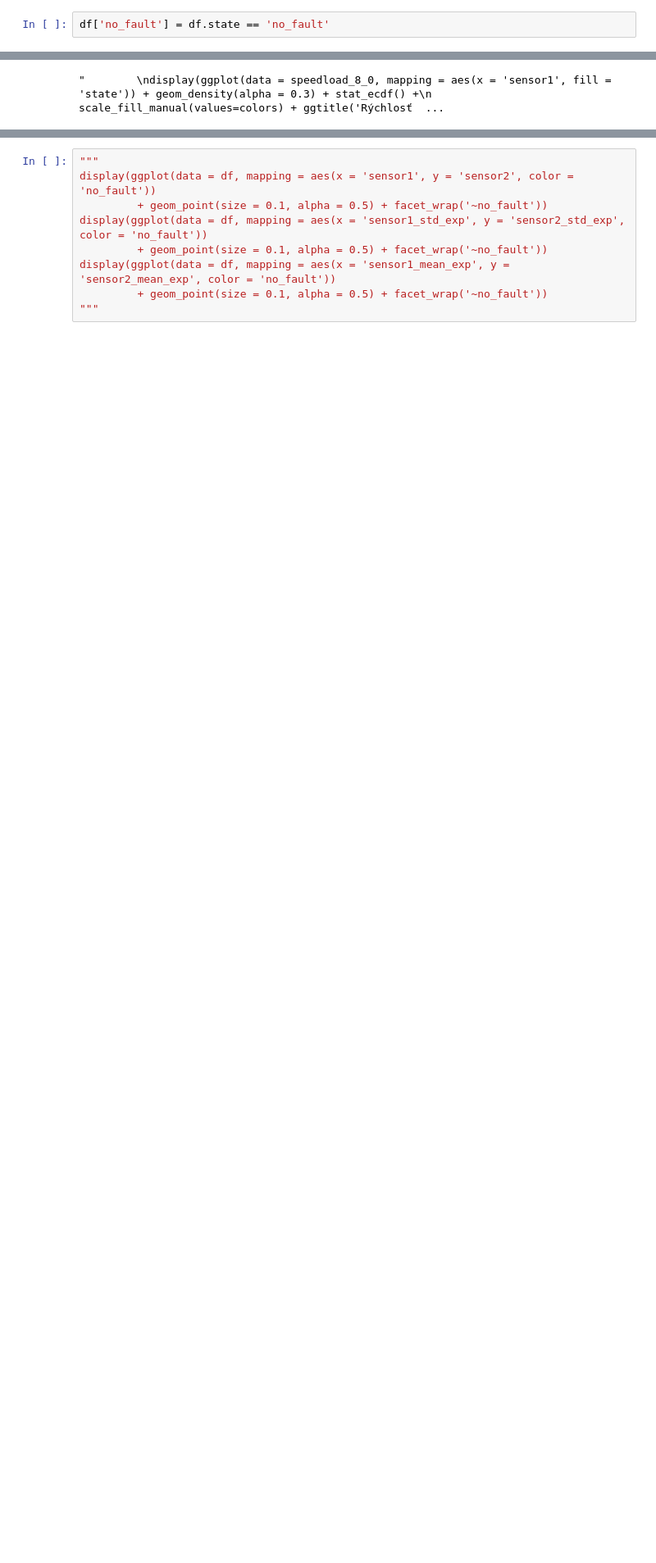
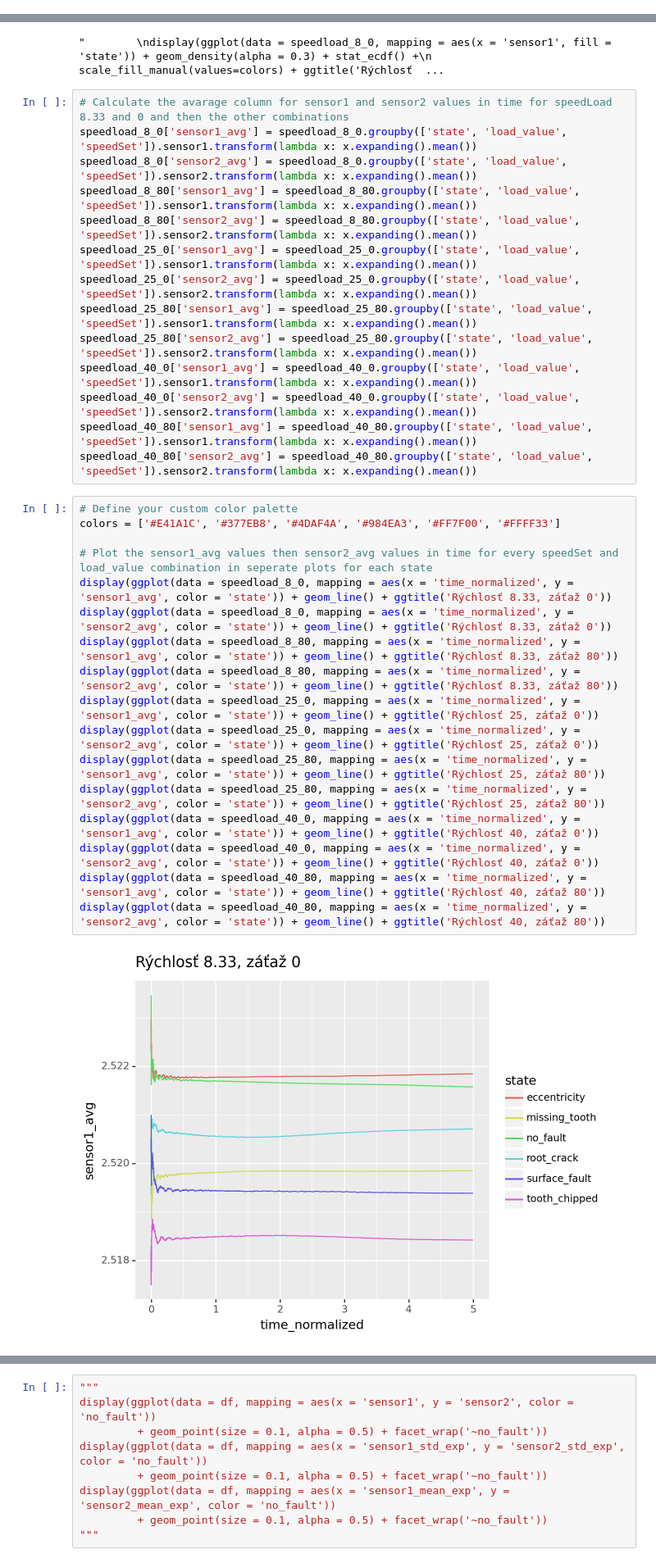
Before and after one commit to robertmunkaci/DataAnalysis, a Jupyter notebook: main.ipynb, the cells around one changed output, grey strips where cells are left out. Shown at 82% size. Drawn from its saved outputs; the diff is of its cells as text; blank space fills up the shorter version.

```diff
--- a/main.ipynb
+++ b/main.ipynb
@@ -128,5 +131,3 @@ df.state.unique()
 # %% [output]
 array(['missing_tooth', 'tooth_chipped', 'surface_fault', 'no_fault',
        'root_crack', 'eccentricity'], dtype=object)
-# %%
-df['no_fault'] = df.state == 'no_fault'
@@ -278,3 +187,36 @@ display(ggplot(data = speedload_40_80, mapping = aes(x = 'sensor1', fill = 'stat
 """
 # %% [output]
 "        \ndisplay(ggplot(data = speedload_8_0, mapping = aes(x = 'sensor1', fill = 'state')) + geom_density(alpha = 0.3) + stat_ecdf() +\n        scale_fill_manual(values=colors) + ggtitle('Rýchlosť  ...
+# %%
+# Calculate the avarage column for sensor1 and sensor2 values in time for speedLoad 8.33 and 0 and then the other combinations
+speedload_8_0['sensor1_avg'] = speedload_8_0.groupby(['state', 'load_value', 'speedSet']).sensor1.transform(lambda x: x.expanding().mean())
+speedload_8_0['sensor2_avg'] = speedload_8_0.groupby(['state', 'load_value', 'speedSet']).sensor2.transform(lambda x: x.expanding().mean())
+speedload_8_80['sensor1_avg'] = speedload_8_80.groupby(['state', 'load_value', 'speedSet']).sensor1.transform(lambda x: x.expanding().mean())
+speedload_8_80['sensor2_avg'] = speedload_8_80.groupby(['state', 'load_value', 'speedSet']).sensor2.transform(lambda x: x.expanding().mean())
+speedload_25_0['sensor1_avg'] = speedload_25_0.groupby(['state', 'load_value', 'speedSet']).sensor1.transform(lambda x: x.expanding().mean())
+speedload_25_0['sensor2_avg'] = speedload_25_0.groupby(['state', 'load_value', 'speedSet']).sensor2.transform(lambda x: x.expanding().mean())
+speedload_25_80['sensor1_avg'] = speedload_25_80.groupby(['state', 'load_value', 'speedSet']).sensor1.transform(lambda x: x.expanding().mean())
+speedload_25_80['sensor2_avg'] = speedload_25_80.groupby(['state', 'load_value', 'speedSet']).sensor2.transform(lambda x: x.expanding().mean())
+speedload_40_0['sensor1_avg'] = speedload_40_0.groupby(['state', 'load_value', 'speedSet']).sensor1.transform(lambda x: x.expanding().mean())
+speedload_40_0['sensor2_avg'] = speedload_40_0.groupby(['state', 'load_value', 'speedSet']).sensor2.transform(lambda x: x.expanding().mean())
+speedload_40_80['sensor1_avg'] = speedload_40_80.groupby(['state', 'load_value', 'speedSet']).sensor1.transform(lambda x: x.expanding().mean())
+speedload_40_80['sensor2_avg'] = speedload_40_80.groupby(['state', 'load_value', 'speedSet']).sensor2.transform(lambda x: x.expanding().mean())
+# %%
+# Define your custom color palette
+colors = ['#E41A1C', '#377EB8', '#4DAF4A', '#984EA3', '#FF7F00', '#FFFF33']
+
+# Plot the sensor1_avg values then sensor2_avg values in time for every speedSet and load_value combination in seperate plots for each state
+display(ggplot(data = speedload_8_0, mapping = aes(x = 'time_normalized', y = 'sensor1_avg', color = 'state')) + geom_line() + ggtitle('Rýchlosť 8.33, záťaž 0'))
+display(ggplot(data = speedload_8_0, mapping = aes(x = 'time_normalized', y = 'sensor2_avg', color = 'state')) + geom_line() + ggtitle('Rýchlosť 8.33, záťaž 0'))
+display(ggplot(data = speedload_8_80, mapping = aes(x = 'time_normalized', y = 'sensor1_avg', color = 'state')) + geom_line() + ggtitle('Rýchlosť 8.33, záťaž 80'))
+display(ggplot(data = speedload_8_80, mapping = aes(x = 'time_normalized', y = 'sensor2_avg', color = 'state')) + geom_line() + ggtitle('Rýchlosť 8.33, záťaž 80'))
+display(ggplot(data = speedload_25_0, mapping = aes(x = 'time_normalized', y = 'sensor1_avg', color = 'state')) + geom_line() + ggtitle('Rýchlosť 25, záťaž 0'))
+display(ggplot(data = speedload_25_0, mapping = aes(x = 'time_normalized', y = 'sensor2_avg', color = 'state')) + geom_line() + ggtitle('Rýchlosť 25, záťaž 0'))
+display(ggplot(data = speedload_25_80, mapping = aes(x = 'time_normalized', y = 'sensor1_avg', color = 'state')) + geom_line() + ggtitle('Rýchlosť 25, záťaž 80'))
+display(ggplot(data = speedload_25_80, mapping = aes(x = 'time_normalized', y = 'sensor2_avg', color = 'state')) + geom_line() + ggtitle('Rýchlosť 25, záťaž 80'))
+display(ggplot(data = speedload_40_0, mapping = aes(x = 'time_normalized', y = 'sensor1_avg', color = 'state')) + geom_line() + ggtitle('Rýchlosť 40, záťaž 0'))
+display(ggplot(data = speedload_40_0, mapping = aes(x = 'time_normalized', y = 'sensor2_avg', color = 'state')) + geom_line() + ggtitle('Rýchlosť 40, záťaž 0'))
+display(ggplot(data = speedload_40_80, mapping = aes(x = 'time_normalized', y = 'sensor1_avg', color = 'state')) + geom_line() + ggtitle('Rýchlosť 40, záťaž 80'))
+display(ggplot(data = speedload_40_80, mapping = aes(x = 'time_normalized', y = 'sensor2_avg', color = 'state')) + geom_line() + ggtitle('Rýchlosť 40, záťaž 80'))
+# %% [output]
+[figure, added]
```
Also changed, not shown: parts of 57 cells of this notebook.
